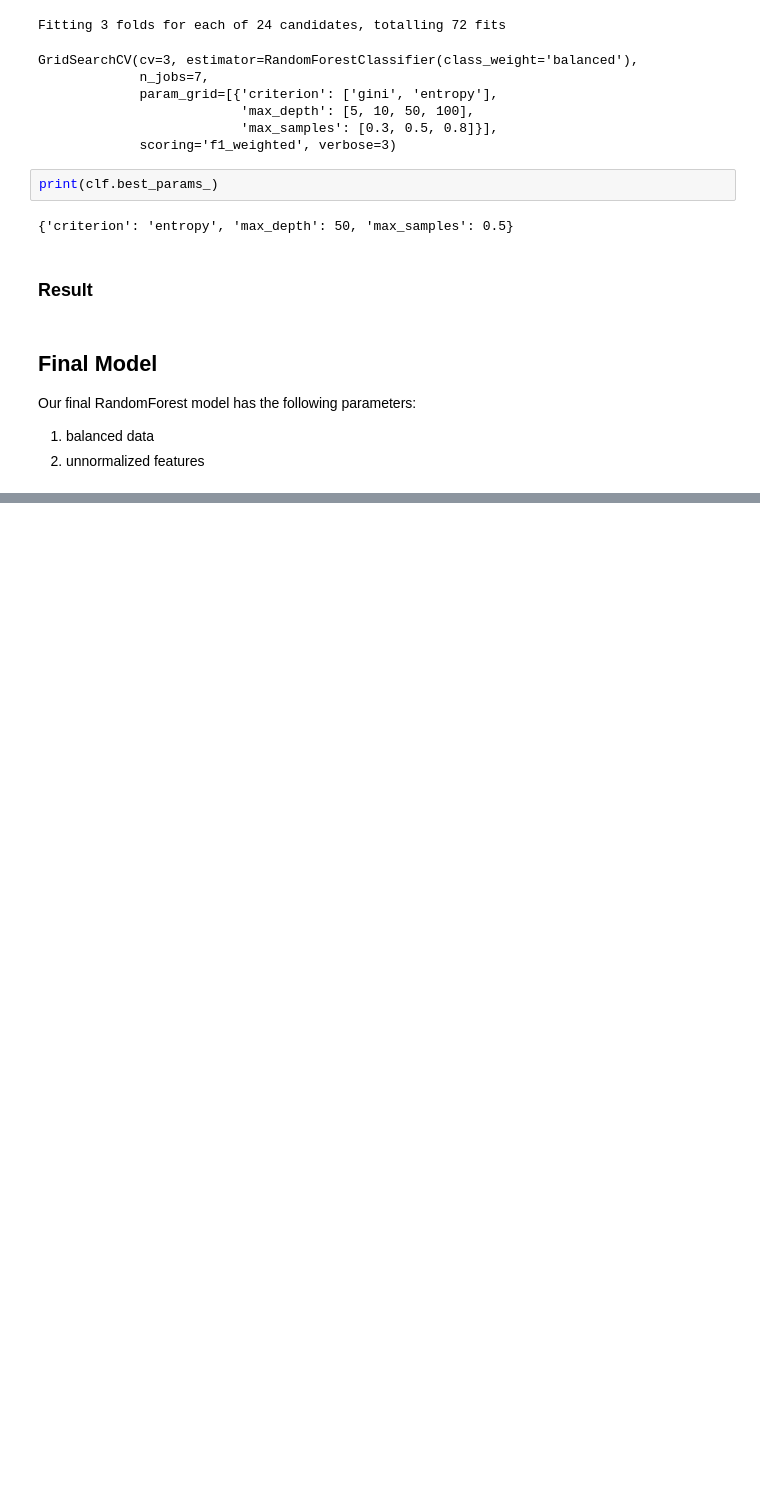
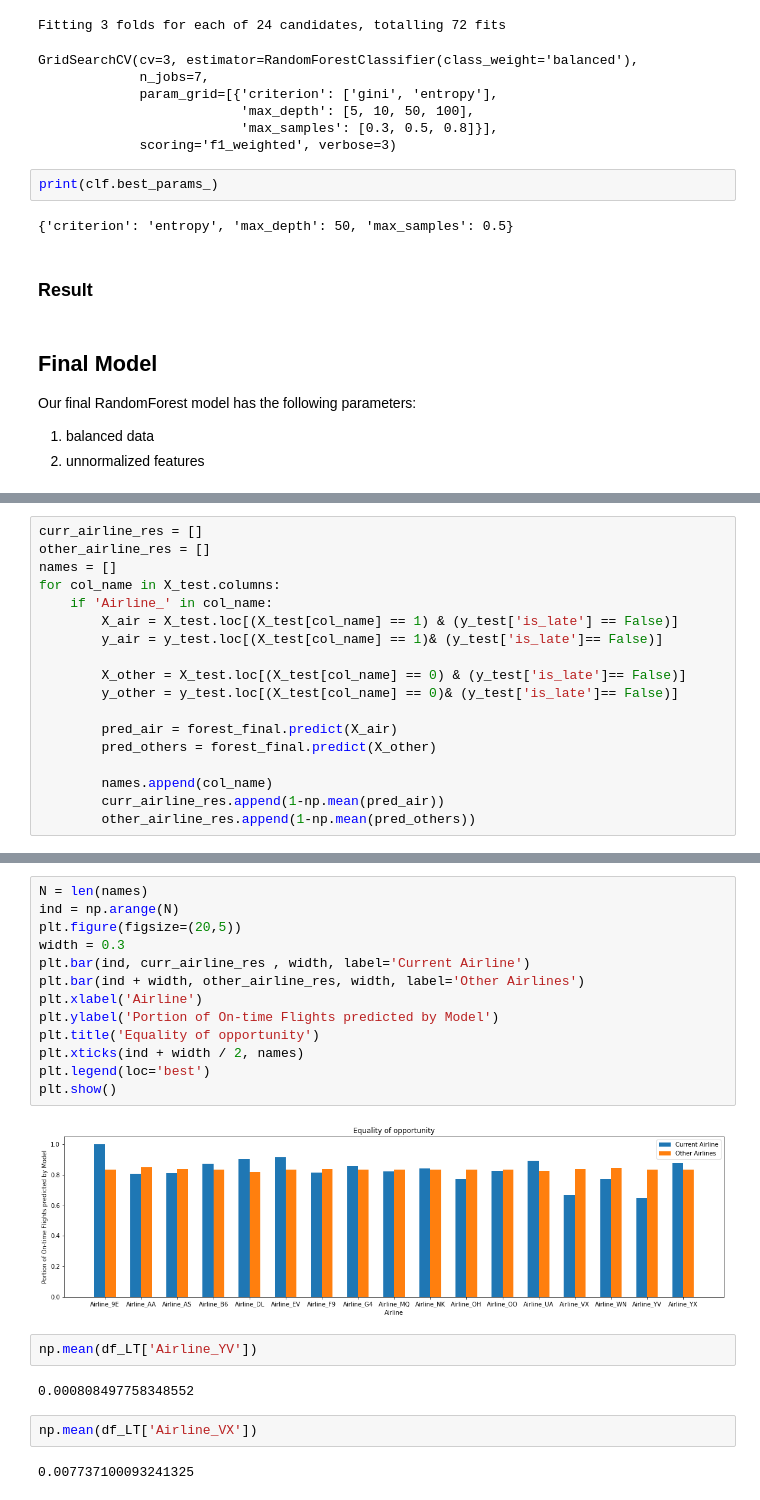
Before and after one commit to PPPSDavid/ORIE-4741-Project, a Jupyter notebook: RandomForest_with_tuning_10_with_10.ipynb, the cells around one changed output, grey strips where cells are left out. Cells and saved outputs as stored; diff of their text form; blank space fills up the shorter version.

Commit message:
finalize train test validation splits

```diff
--- a/RandomForest_with_tuning_10_with_10.ipynb
+++ b/RandomForest_with_tuning_10_with_10.ipynb
@@ -354,0 +370,18 @@ plot_feature_importances(forest_final, feature_names, top_n=20, title = 'Feature
+# %%
+curr_airline_res = []
+other_airline_res = []
+names = []
+for col_name in X_test.columns:
+    if 'Airline_' in col_name:
+        X_air = X_test.loc[(X_test[col_name] == 1) & (y_test['is_late'] == False)]
+        y_air = y_test.loc[(X_test[col_name] == 1)& (y_test['is_late']== False)]
+
+        X_other = X_test.loc[(X_test[col_name] == 0) & (y_test['is_late']== False)]
+        y_other = y_test.loc[(X_test[col_name] == 0)& (y_test['is_late']== False)]
+
+        pred_air = forest_final.predict(X_air)
+        pred_others = forest_final.predict(X_other)
+
+        names.append(col_name)
+        curr_airline_res.append(1-np.mean(pred_air))
+        other_airline_res.append(1-np.mean(pred_others))
@@ -354,0 +446,23 @@ plot_feature_importances(forest_final, feature_names, top_n=20, title = 'Feature
+# %%
+N = len(names)
+ind = np.arange(N)
+plt.figure(figsize=(20,5))
+width = 0.3
+plt.bar(ind, curr_airline_res , width, label='Current Airline')
+plt.bar(ind + width, other_airline_res, width, label='Other Airlines')
+plt.xlabel('Airline')
+plt.ylabel('Portion of On-time Flights predicted by Model')
+plt.title('Equality of opportunity')
+plt.xticks(ind + width / 2, names)
+plt.legend(loc='best')
+plt.show()
+# %% [output]
+[figure, added]
+# %%
+np.mean(df_LT['Airline_YV'])
+# %% [output]
+0.000808497758348552
+# %%
+np.mean(df_LT['Airline_VX'])
+# %% [output]
+0.007737100093241325
```
Also changed, not shown: parts of 14 cells of this notebook, 2 other files.
